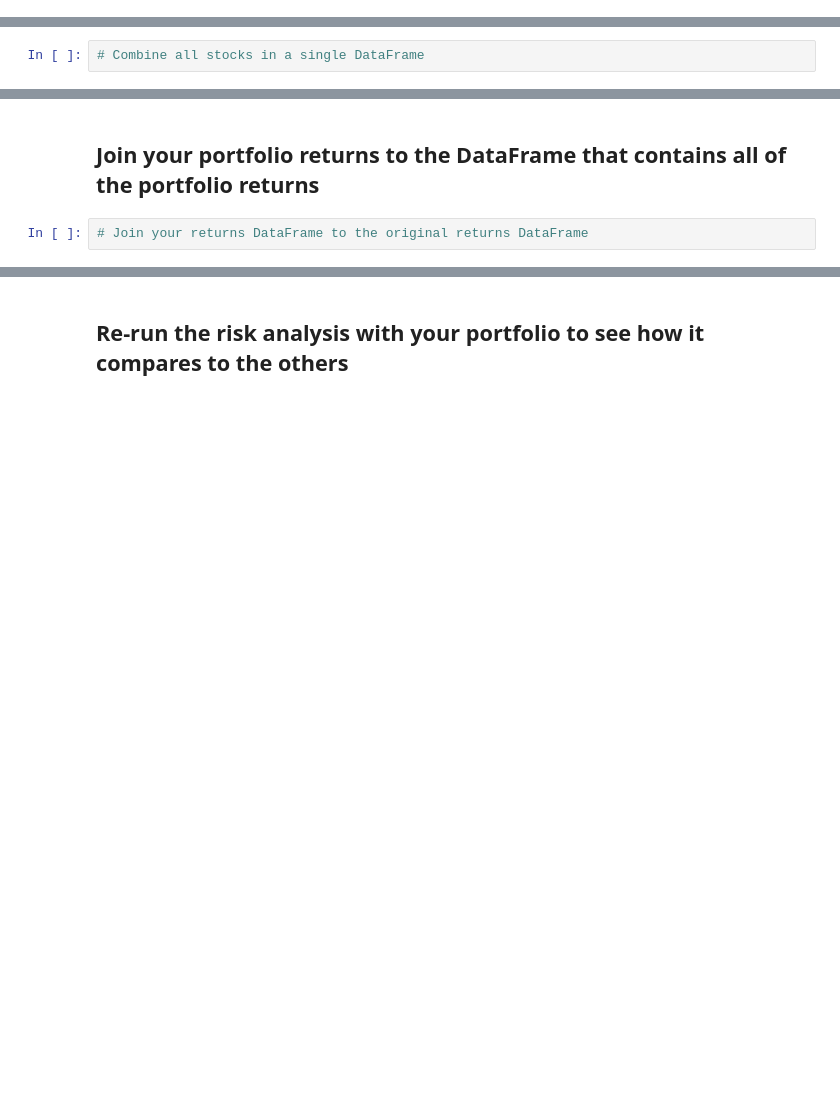
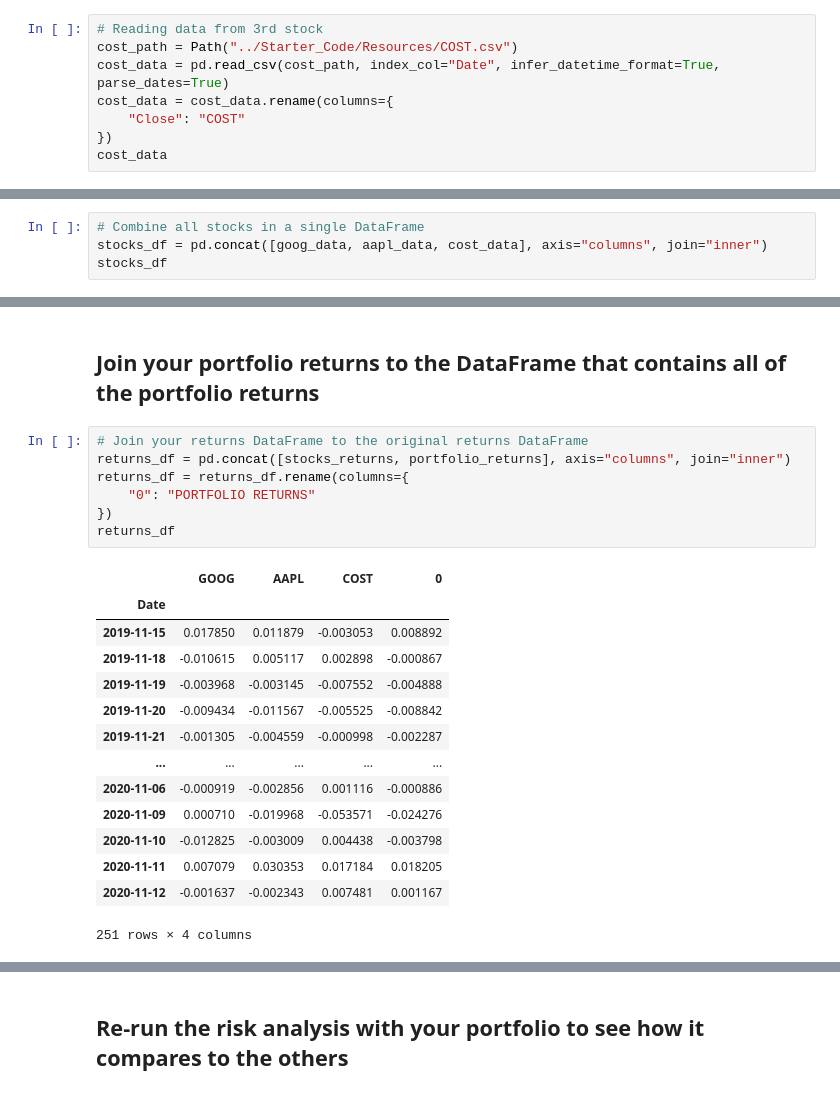
Before and after one commit to devinaa1604/Portfolio_Selection-Pandas, a Jupyter notebook: Starter_Code/whale_analysis.ipynb, the cells around one changed output, grey strips where cells are left out. Cells and saved outputs as stored; diff of their text form; blank space fills up the shorter version.

```diff
--- a/Starter_Code/whale_analysis.ipynb
+++ b/Starter_Code/whale_analysis.ipynb
@@ -430,0 +471,8 @@ For this demo solution, we fetch data from three companies listes in the S&P 500
+# %%
+# Reading data from 3rd stock
+cost_path = Path("../Starter_Code/Resources/COST.csv")
+cost_data = pd.read_csv(cost_path, index_col="Date", infer_datetime_format=True, parse_dates=True)
+cost_data = cost_data.rename(columns={
+    "Close": "COST"
+})
+cost_data
@@ -431,2 +494,4 @@ For this demo solution, we fetch data from three companies listes in the S&P 500
 # %%
 # Combine all stocks in a single DataFrame
+stocks_df = pd.concat([goog_data, aapl_data, cost_data], axis="columns", join="inner")
+stocks_df
@@ -453,5 +563,25 @@ weights = [1/3, 1/3, 1/3]
 ## Join your portfolio returns to the DataFrame that contains all of the portfolio returns
 # %%
 # Join your returns DataFrame to the original returns DataFrame
+returns_df = pd.concat([stocks_returns, portfolio_returns], axis="columns", join="inner")
+returns_df = returns_df.rename(columns={
+    "0": "PORTFOLIO RETURNS"
+})
+returns_df
+# %% [output]
+|  | GOOG | AAPL | COST | 0 |
+| Date |  |  |  |  |
+| 2019-11-15 | 0.017850 | 0.011879 | -0.003053 | 0.008892 |
+| 2019-11-18 | -0.010615 | 0.005117 | 0.002898 | -0.000867 |
+| 2019-11-19 | -0.003968 | -0.003145 | -0.007552 | -0.004888 |
+| 2019-11-20 | -0.009434 | -0.011567 | -0.005525 | -0.008842 |
+| 2019-11-21 | -0.001305 | -0.004559 | -0.000998 | -0.002287 |
+| ... | ... | ... | ... | ... |
+| 2020-11-06 | -0.000919 | -0.002856 | 0.001116 | -0.000886 |
+| 2020-11-09 | 0.000710 | -0.019968 | -0.053571 | -0.024276 |
+| 2020-11-10 | -0.012825 | -0.003009 | 0.004438 | -0.003798 |
+| 2020-11-11 | 0.007079 | 0.030353 | 0.017184 | 0.018205 |
+| 2020-11-12 | -0.001637 | -0.002343 | 0.007481 | 0.001167 |
+251 rows × 4 columns
 # %%
 # Only compare dates where return data exists for all the stocks (drop NaNs)
```
Also changed, not shown: parts of 25 cells of this notebook, 7 other files.
